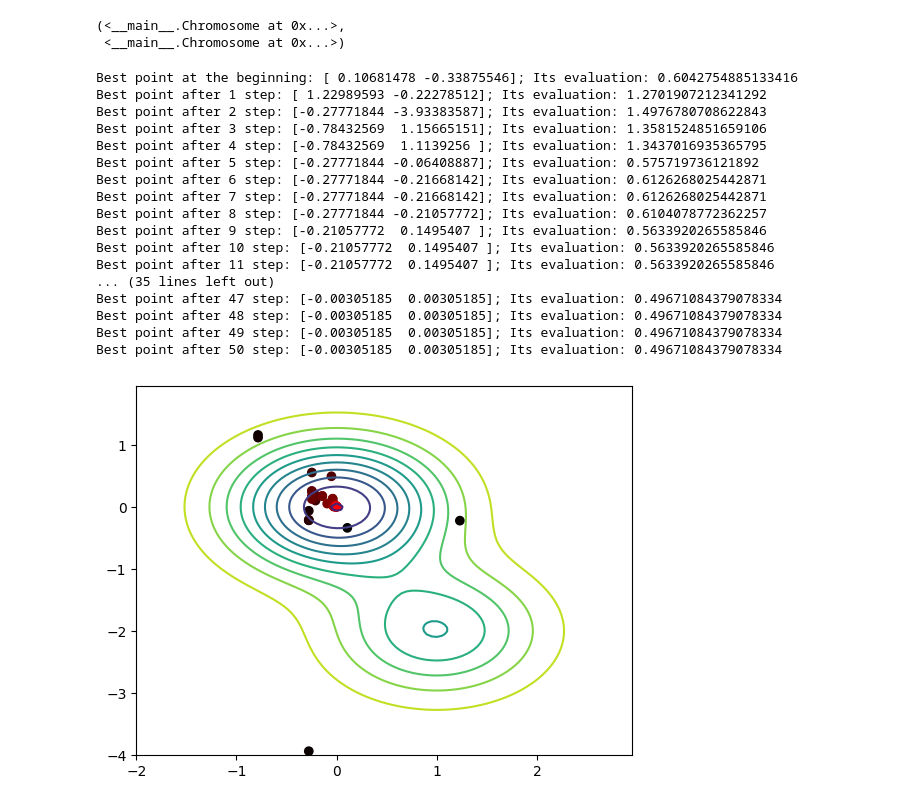
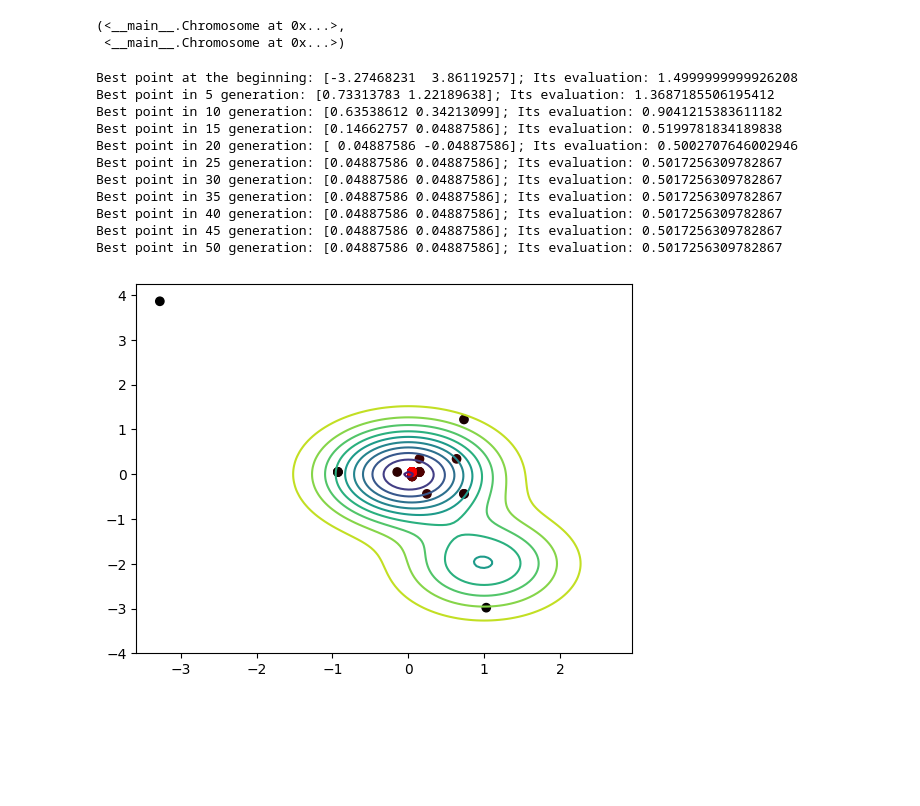
Before and after one commit to JakubDziegielewski/WSI_tutorials, a Jupyter notebook: zadanie_2.ipynb, the cells around one changed output. Saved outputs shown, nothing was run; the diff lists cells and outputs as text; code cells hidden in the pictures; blank space fills up the shorter version.

Commit message:
Edited printed messages

```diff
--- a/zadanie_2.ipynb
+++ b/zadanie_2.ipynb
@@ -171,36 +172,31 @@ class GeneticAlgorithm:
             trace[step][1] = self.population[index_of_best_chromosome].decode(
                 self.bits_per_arg, self.bits_per_arg * 2, self.aoi
             )
-            print(f"Best point after {step} step: {trace[step]}; Its evaluation: {best_evaluations[step]}")
+            if step % 5 == 0:
+                print(f"Best point in {step} generation: {trace[step]}; Its evaluation: {best_evaluations[step]}")
             step = step + 1
         self.plot_func(trace)
 # %%
 def func(*args):
     return (
         1.5
         - np.exp(-args[0] ** 2 - args[1] ** 2)
         - 0.5 * np.exp(-((args[0] - 1) ** 2) - (args[1] + 2) ** 2)
     )
 
 
-g1 = GeneticAlgorithm(30, 2, func, [-100, 100], population_size=1000, num_steps=50)
+g1 = GeneticAlgorithm(20, 2, func, [-50, 50], population_size=200, num_steps=50)
 g1.run()
 # %% [output]
-Best point at the beginning: [ 0.10681478 -0.33875546]; Its evaluation: 0.6042754885133416
-Best point after 1 step: [ 1.22989593 -0.22278512]; Its evaluation: 1.2701907212341292
-Best point after 2 step: [-0.27771844 -3.93383587]; Its evaluation: 1.4976780708622843
-Best point after 3 step: [-0.78432569  1.15665151]; Its evaluation: 1.3581524851659106
-Best point after 4 step: [-0.78432569  1.1139256 ]; Its evaluation: 1.3437016935365795
-Best point after 5 step: [-0.27771844 -0.06408887]; Its evaluation: 0.575719736121892
-Best point after 6 step: [-0.27771844 -0.21668142]; Its evaluation: 0.6126268025442871
-Best point after 7 step: [-0.27771844 -0.21668142]; Its evaluation: 0.6126268025442871
-Best point after 8 step: [-0.27771844 -0.21057772]; Its evaluation: 0.6104078772362257
-Best point after 9 step: [-0.21057772  0.1495407 ]; Its evaluation: 0.5633920265585846
-Best point after 10 step: [-0.21057772  0.1495407 ]; Its evaluation: 0.5633920265585846
-Best point after 11 step: [-0.21057772  0.1495407 ]; Its evaluation: 0.5633920265585846
-... (35 lines left out)
-Best point after 47 step: [-0.00305185  0.00305185]; Its evaluation: 0.49671084379078334
-Best point after 48 step: [-0.00305185  0.00305185]; Its evaluation: 0.49671084379078334
-Best point after 49 step: [-0.00305185  0.00305185]; Its evaluation: 0.49671084379078334
-Best point after 50 step: [-0.00305185  0.00305185]; Its evaluation: 0.49671084379078334
+Best point at the beginning: [-3.27468231  3.86119257]; Its evaluation: 1.4999999999926208
+Best point in 5 generation: [0.73313783 1.22189638]; Its evaluation: 1.3687185506195412
+Best point in 10 generation: [0.63538612 0.34213099]; Its evaluation: 0.9041215383611182
+Best point in 15 generation: [0.14662757 0.04887586]; Its evaluation: 0.5199781834189838
+Best point in 20 generation: [ 0.04887586 -0.04887586]; Its evaluation: 0.5002707646002946
+Best point in 25 generation: [0.04887586 0.04887586]; Its evaluation: 0.5017256309782867
+Best point in 30 generation: [0.04887586 0.04887586]; Its evaluation: 0.5017256309782867
+Best point in 35 generation: [0.04887586 0.04887586]; Its evaluation: 0.5017256309782867
+Best point in 40 generation: [0.04887586 0.04887586]; Its evaluation: 0.5017256309782867
+Best point in 45 generation: [0.04887586 0.04887586]; Its evaluation: 0.5017256309782867
+Best point in 50 generation: [0.04887586 0.04887586]; Its evaluation: 0.5017256309782867
-[figure, old version]
+[figure, new version]
```
Also changed, not shown: parts of 3 cells of this notebook.
